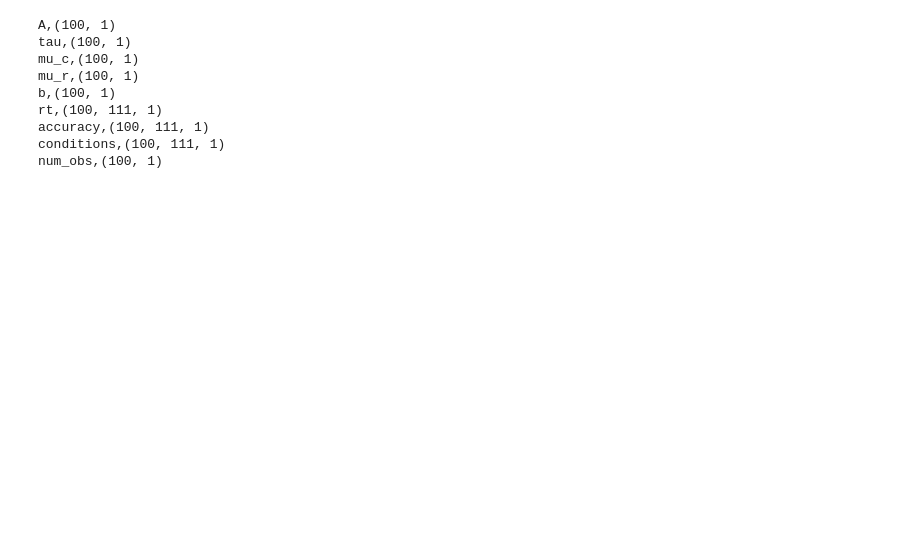
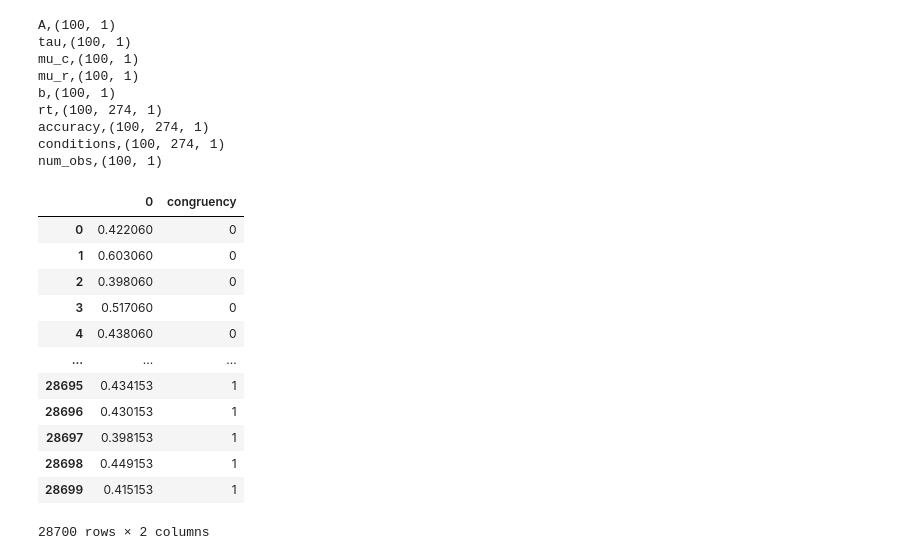
Before and after one commit to simschaefer/amortized-dmc, a Jupyter notebook: playgrounds/dmc_simulator.ipynb, the cells around one changed output. Cells and saved outputs as stored; diff of their text form; code cells hidden in the pictures; blank space fills up the shorter version.

```diff
--- a/playgrounds/dmc_simulator.ipynb
+++ b/playgrounds/dmc_simulator.ipynb
@@ -291,4 +355,16 @@ settings = {"prior_means": np.array([16., 111., 0.5, 322., 75.]),
                                        "fixed_num_obs": None}
 
 dmc_test = DMC(**settings)
+
+
+settings_sdr = {"prior_means": np.array([16., 111., 0.5, 322., 75., 30]),
+                                       "prior_sds": np.array([10., 47., 0.13, 40., 23., 5]),
+                                       "tmax": 1500,
+                                       "contamination_probability": None,
+                                       "min_num_obs": 50,
+                                       "max_num_obs": 800,
+                                       "param_names": ('A', 'tau', 'mu_c', 'mu_r', 'b', 'sd_r'),
+                                       "fixed_num_obs": None}
+
+dmc_test_sdr = DMC(**settings_sdr)
 # %%
@@ -298,5 +390,5 @@ dmc_test(100)['rt'].shape
 # %%
-test_output = dmc_test.sample(100)
+test_output = dmc_test_sdr.sample(100)
 
 for k, i in test_output.items():
     print(f'{k},{i.shape}')
@@ -306,7 +398,28 @@ tau,(100, 1)
 mu_c,(100, 1)
 mu_r,(100, 1)
 b,(100, 1)
-rt,(100, 111, 1)
-accuracy,(100, 111, 1)
-conditions,(100, 111, 1)
+rt,(100, 274, 1)
+accuracy,(100, 274, 1)
+conditions,(100, 274, 1)
 num_obs,(100, 1)
+# %%
+import pandas as pd
+
+df = pd.DataFrame(test_output['rt'].flatten())
+df['congruency'] = test_output['conditions'].flatten()
+
+df
+# %% [output]
+|  | 0 | congruency |
+| 0 | 0.422060 | 0 |
+| 1 | 0.603060 | 0 |
+| 2 | 0.398060 | 0 |
+| 3 | 0.517060 | 0 |
+| 4 | 0.438060 | 0 |
+| ... | ... | ... |
+| 28695 | 0.434153 | 1 |
+| 28696 | 0.430153 | 1 |
+| 28697 | 0.398153 | 1 |
+| 28698 | 0.449153 | 1 |
+| 28699 | 0.415153 | 1 |
+28700 rows × 2 columns
```
Also changed, not shown: parts of 4 cells of this notebook, 10 other files.
